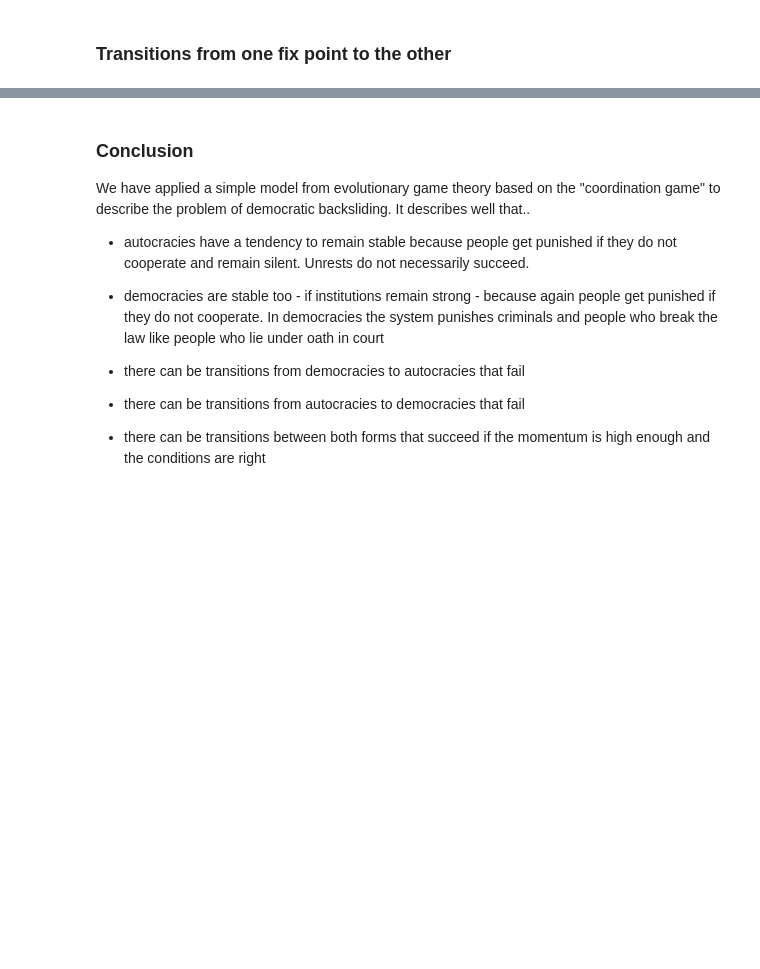
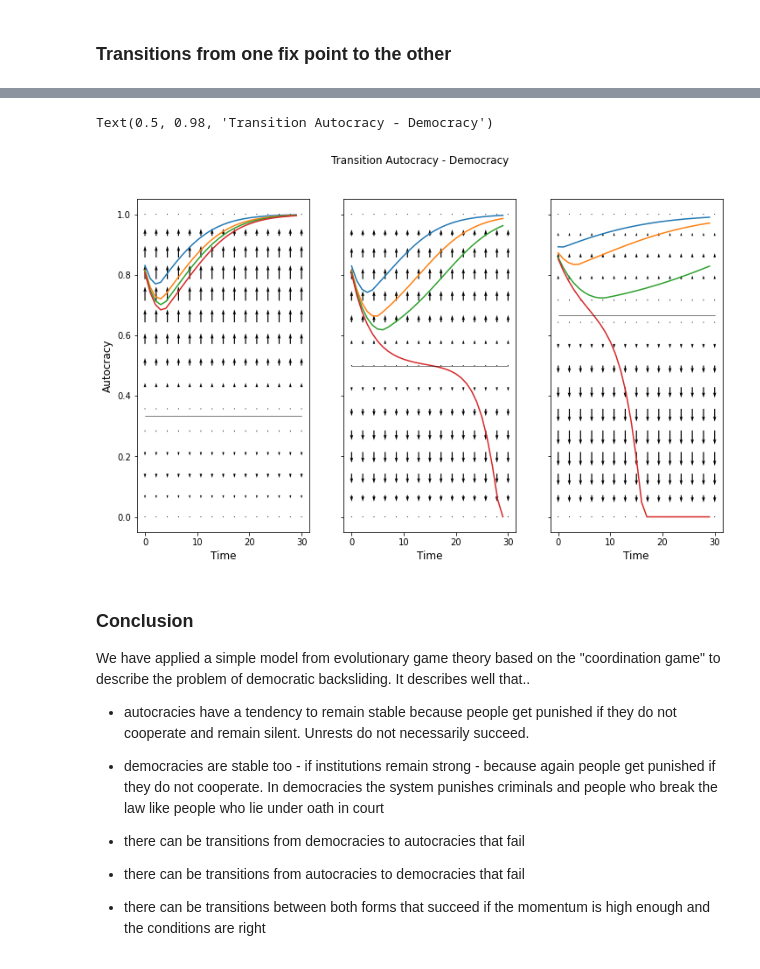
Before and after one commit to JochenFromm/JupyterNotebooks, a Jupyter notebook: ModelingDemocraticBacksliding.ipynb, the cells around one changed output, grey strips where cells are left out. Saved outputs shown, nothing was run; the diff lists cells and outputs as text; code cells hidden in the pictures; blank space fills up the shorter version.

```diff
--- a/ModelingDemocraticBacksliding.ipynb
+++ b/ModelingDemocraticBacksliding.ipynb
@@ -241,3 +261,59 @@ Text(0.5, 0.98, 'Transition Democracy - Autocracy')
+# %%
+values1a = trajectory(0.9, -0.2000, steps, name1)
+values1b = trajectory(0.9, -0.4000, steps, name1)
+values1c = trajectory(0.9, -0.5500, steps, name1)
+values1d = trajectory(0.9, -0.6000, steps, name1)
+U1 = X*0
+V1 = f(name1,Y)
+
+values2a = trajectory(0.9, -1.0000, steps, name2)
+values2b = trajectory(0.9, -1.1500, steps, name2)
+values2c = trajectory(0.9, -1.2000, steps, name2)
+values2d = trajectory(0.9, -1.2444, steps, name2)
+U2 = X*0
+V2 = f(name2,Y)
+
+values3a = trajectory(0.9, -1.0000, steps, name3)
+values3b = trajectory(0.9, -1.1500, steps, name3)
+values3c = trajectory(0.9, -1.2000, steps, name3)
+values3d = trajectory(0.9, -1.2444, steps, name3)
+U3 = X*0
+V3 = f(name3,Y)
+
+fig, ax = plt.subplots(1, 3, figsize=(12, 7), sharey=True)
+
+ax[0].plot(steps, values3a)
+ax[0].plot(steps, values3b)
+ax[0].plot(steps, values3c)
+ax[0].plot(steps, values3d)
+ax[0].quiver(X, Y, U3, V3, width=0.006)
+nash_x = nash(name3)[0]
+ax[0].plot([0.0,30], [nash_x,nash_x], color='black', linewidth=0.5)
+ax[0].set_ylabel('Autocracy', fontsize=12)
+ax[0].set_xlabel('Time', fontsize=12)
+
+ax[1].plot(steps, values2a)
+ax[1].plot(steps, values2b)
+ax[1].plot(steps, values2c)
+ax[1].plot(steps, values2d)
+ax[1].quiver(X, Y, U2, V2, width=0.006)
+nash_x = nash(name2)[0]
+ax[1].plot([0.0,30], [nash_x,nash_x], color='black', linewidth=0.5)
+ax[1].set_xlabel('Time', fontsize=12)
+
+ax[2].plot(steps, values1a)
+ax[2].plot(steps, values1b)
+ax[2].plot(steps, values1c)
+ax[2].plot(steps, values1d)
+ax[2].quiver(X, Y, U1, V1, width=0.006)
+nash_x = nash(name1)[0]
+ax[2].plot([0.0,30], [nash_x,nash_x], color='black', linewidth=0.5)
+ax[2].set_xlabel('Time', fontsize=12)
+
+fig.suptitle('Transition Autocracy - Democracy')
+# %% [output]
+Text(0.5, 0.98, 'Transition Autocracy - Democracy')
+[figure, added]
 # %% [markdown]
 ### Conclusion
 
```
Also changed, not shown: parts of 6 cells of this notebook.
